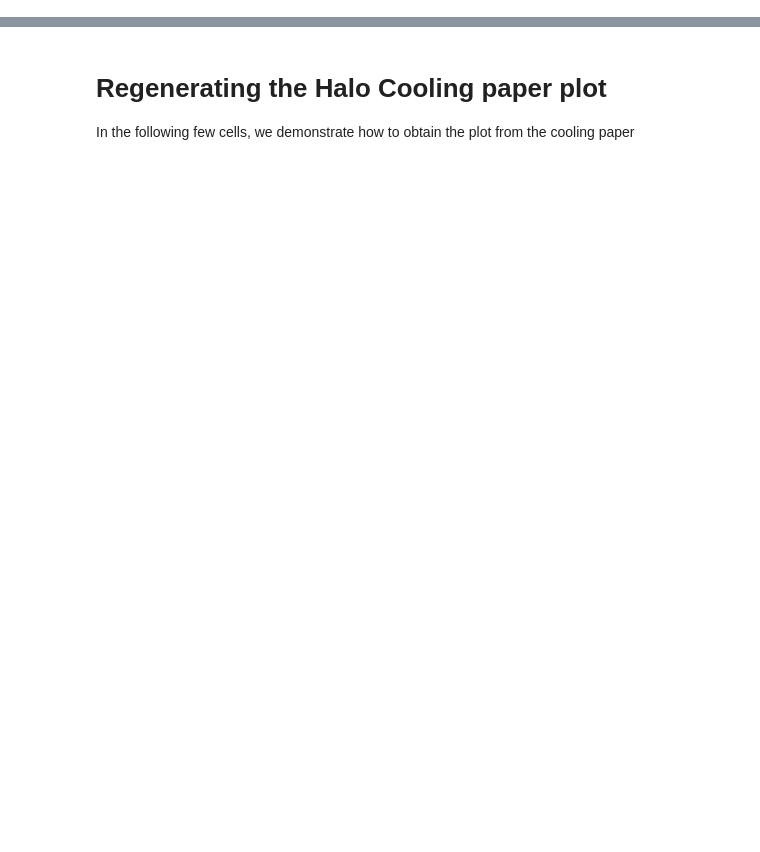
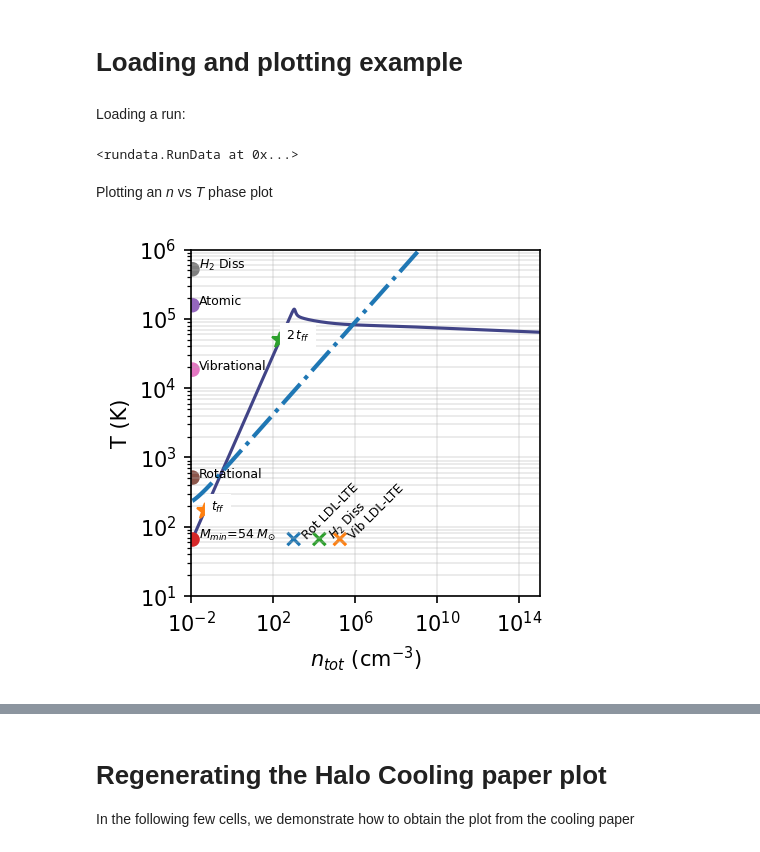
Before and after one commit to mtryan83/dk-tools, a Jupyter notebook: Example.ipynb, the cells around one changed output, grey strips where cells are left out. Drawn from its saved outputs; the diff is of its cells as text; code cells hidden in the pictures; blank space fills up the shorter version.

```diff
--- a/Example.ipynb
+++ b/Example.ipynb
@@ -36,3 +36,21 @@ import matplotlib.pyplot as plt
 # Needed to set these to display animations in the notebook. You might not need them.
 plt.rcParams["animation.html"] = "jshtml"
 plt.rcParams['figure.dpi'] = 150
+# %% [markdown]
+# Loading and plotting example
+# %% [markdown]
+Loading a run:
+# %%
+from rundata import RunData
+
+rd = RunData('example/example')
+rd
+# %% [output]
+<rundata.RunData at 0x...>
+# %% [markdown]
+Plotting an _n_ vs _T_ phase plot
+# %%
+ax = rd.plot()
+ax.figure.set_size_inches(3,3)
+# %% [output]
+[figure, added]
```
Also changed, not shown: parts of 21 cells of this notebook, 6 other files.
